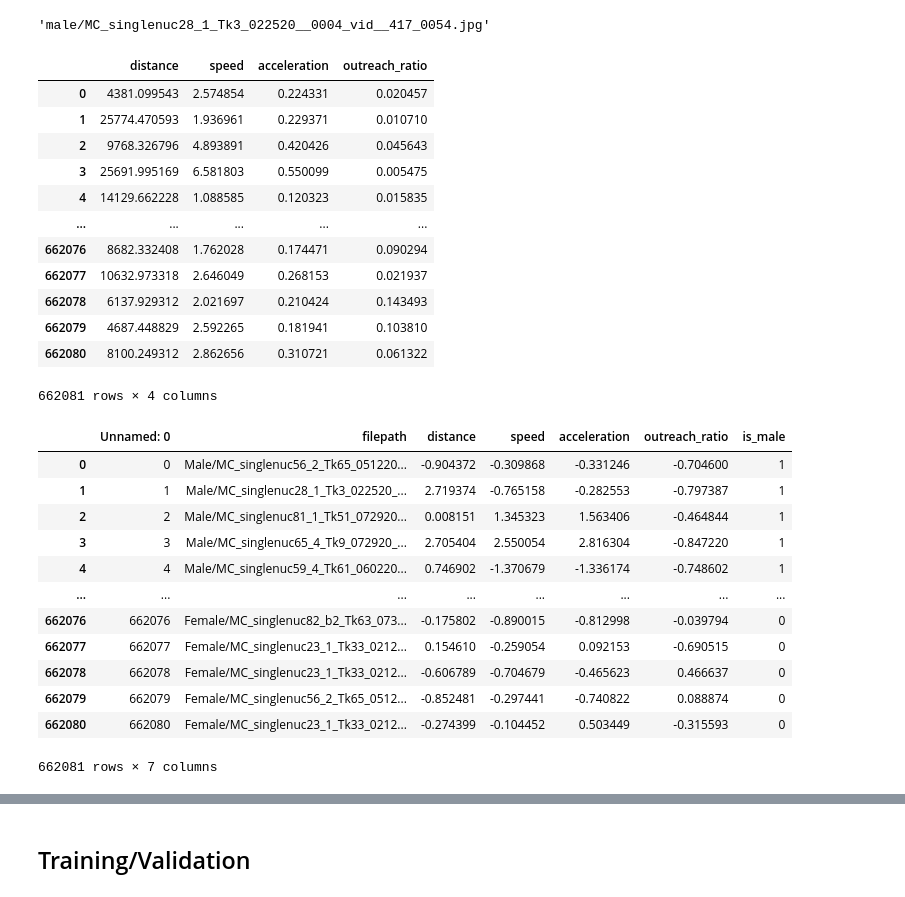
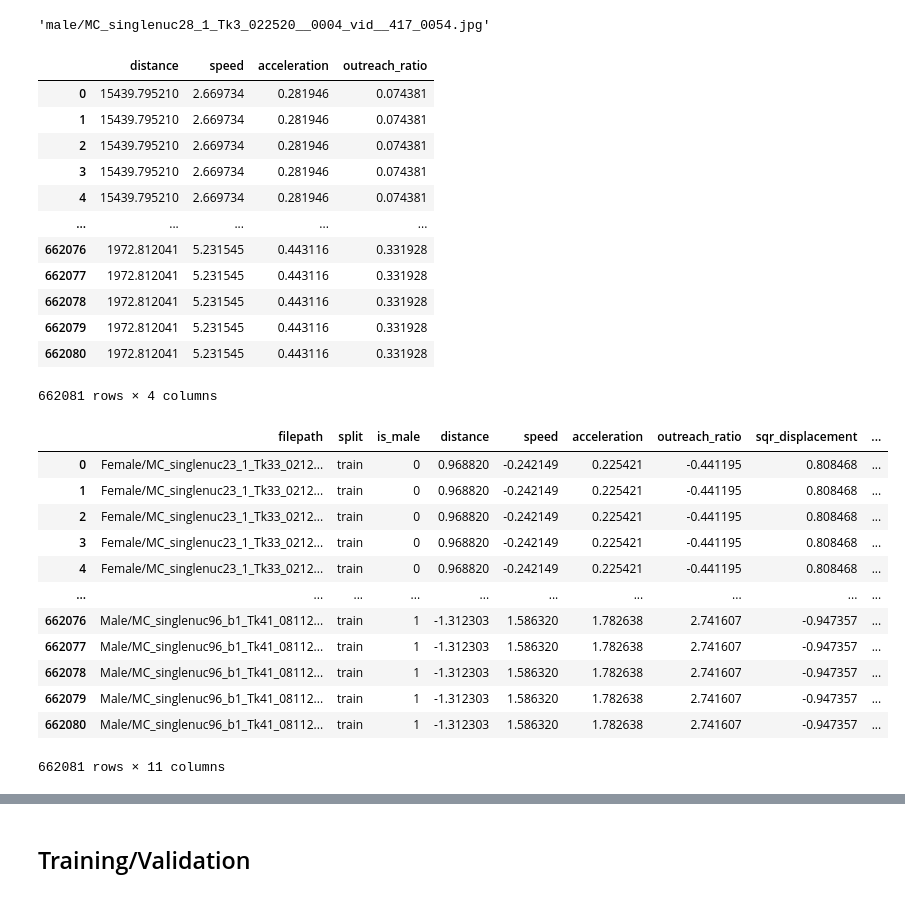
Before and after one commit to Human-Augment-Analytics/Bio-Boost, a Jupyter notebook: scripts/modeling/temporal_features_and_dt.ipynb, the cells around one changed output, grey strips where cells are left out. Cells and saved outputs as stored; diff of their text form; code cells hidden in the pictures.

Commit message:
Resplit data

```diff
--- a/scripts/modeling/temporal_features_and_dt.ipynb
+++ b/scripts/modeling/temporal_features_and_dt.ipynb
@@ -1656,9 +1658,9 @@ from torchvision.io import read_image
 
 from sklearn.preprocessing import StandardScaler
 # %%
-train_df = pd.read_csv('/home/hice1/cclark339/scratch/Data/single_nuc_1/training_set.csv')
-valid_df = pd.read_csv('/home/hice1/cclark339/scratch/Data/single_nuc_1/validation_set.csv')
-test_df = pd.read_csv('/home/hice1/cclark339/scratch/Data/single_nuc_1/testing_set.csv')
+train_df = pd.read_csv('/home/hice1/cclark339/scratch/Data/single_nuc_1/expanded_training_set.csv')
+valid_df = pd.read_csv('/home/hice1/cclark339/scratch/Data/single_nuc_1/expanded_validation_set.csv')
+test_df = pd.read_csv('/home/hice1/cclark339/scratch/Data/single_nuc_1/smaller_expanded_testing_set.csv')
 # %%
 train_df
 # %% [output]
@@ -1745,37 +1761,48 @@ test_scaler = StandardScaler()
 train_df[['distance', 'speed', 'acceleration', 'outreach_ratio']]
 # %% [output]
 |  | distance | speed | acceleration | outreach_ratio |
-| 0 | 4381.099543 | 2.574854 | 0.224331 | 0.020457 |
-| 1 | 25774.470593 | 1.936961 | 0.229371 | 0.010710 |
-| 2 | 9768.326796 | 4.893891 | 0.420426 | 0.045643 |
-| 3 | 25691.995169 | 6.581803 | 0.550099 | 0.005475 |
-| 4 | 14129.662228 | 1.088585 | 0.120323 | 0.015835 |
+| 0 | 15439.795210 | 2.669734 | 0.281946 | 0.074381 |
+| 1 | 15439.795210 | 2.669734 | 0.281946 | 0.074381 |
+| 2 | 15439.795210 | 2.669734 | 0.281946 | 0.074381 |
+| 3 | 15439.795210 | 2.669734 | 0.281946 | 0.074381 |
+| 4 | 15439.795210 | 2.669734 | 0.281946 | 0.074381 |
 | ... | ... | ... | ... | ... |
-| 662076 | 8682.332408 | 1.762028 | 0.174471 | 0.090294 |
-| 662077 | 10632.973318 | 2.646049 | 0.268153 | 0.021937 |
-| 662078 | 6137.929312 | 2.021697 | 0.210424 | 0.143493 |
-| 662079 | 4687.448829 | 2.592265 | 0.181941 | 0.103810 |
-| 662080 | 8100.249312 | 2.862656 | 0.310721 | 0.061322 |
+| 662076 | 1972.812041 | 5.231545 | 0.443116 | 0.331928 |
+| 662077 | 1972.812041 | 5.231545 | 0.443116 | 0.331928 |
+| 662078 | 1972.812041 | 5.231545 | 0.443116 | 0.331928 |
+| 662079 | 1972.812041 | 5.231545 | 0.443116 | 0.331928 |
+| 662080 | 1972.812041 | 5.231545 | 0.443116 | 0.331928 |
 662081 rows × 4 columns
 # %%
-train_features_scaled = train_scaler.fit_transform(train_df[['distance', 'speed', 'acceleration', 'outreach_ratio']])
-valid_features_scaled = valid_scaler.fit_transform(valid_df[['distance', 'speed', 'acceleration', 'outreach_ratio']])
-test_features_scaled = test_scaler.fit_transform(test_df[['distance', 'speed', 'acceleration', 'outreach_ratio']])
+expanded = True
+
+if expanded:
+    train_features_scaled = train_scaler.fit_transform(train_df[['distance', 'speed', 'acceleration', 'outreach_ratio', 'sqr_displacement', 'mean_turning_angle', 'jerk', 'rms_velocity']])
+    valid_features_scaled = valid_scaler.fit_transform(valid_df[['distance', 'speed', 'acceleration', 'outreach_ratio', 'sqr_displacement', 'mean_turning_angle', 'jerk', 'rms_velocity']])
+    test_features_scaled = test_scaler.fit_transform(test_df[['distance', 'speed', 'acceleration', 'outreach_ratio', 'sqr_displacement', 'mean_turning_angle', 'jerk', 'rms_velocity']])
+else:
+    train_features_scaled = train_scaler.fit_transform(train_df[['distance', 'speed', 'acceleration', 'outreach_ratio']])
+    valid_features_scaled = valid_scaler.fit_transform(valid_df[['distance', 'speed', 'acceleration', 'outreach_ratio']])
+    test_features_scaled = test_scaler.fit_transform(test_df[['distance', 'speed', 'acceleration', 'outreach_ratio']])
 # %%
-train_df[['distance', 'speed', 'acceleration', 'outreach_ratio']] = train_features_scaled
+if expanded:
+    train_df[['distance', 'speed', 'acceleration', 'outreach_ratio', 'sqr_displacement', 'mean_turning_angle', 'jerk', 'rms_velocity']] = train_features_scaled
+else:
+    train_df[['distance', 'speed', 'acceleration', 'outreach_ratio']] = train_features_scaled
+
 train_df
 # %% [output]
-|  | Unnamed: 0 | filepath | distance | speed | acceleration | outreach_ratio | is_male |
-| 0 | 0 | Male/MC_singlenuc56_2_Tk65_051220... | -0.904372 | -0.309868 | -0.331246 | -0.704600 | 1 |
-| 1 | 1 | Male/MC_singlenuc28_1_Tk3_022520_... | 2.719374 | -0.765158 | -0.282553 | -0.797387 | 1 |
-| 2 | 2 | Male/MC_singlenuc81_1_Tk51_072920... | 0.008151 | 1.345323 | 1.563406 | -0.464844 | 1 |
-| 3 | 3 | Male/MC_singlenuc65_4_Tk9_072920_... | 2.705404 | 2.550054 | 2.816304 | -0.847220 | 1 |
-| 4 | 4 | Male/MC_singlenuc59_4_Tk61_060220... | 0.746902 | -1.370679 | -1.336174 | -0.748602 | 1 |
-| ... | ... | ... | ... | ... | ... | ... | ... |
-| 662076 | 662076 | Female/MC_singlenuc82_b2_Tk63_073... | -0.175802 | -0.890015 | -0.812998 | -0.039794 | 0 |
-| 662077 | 662077 | Female/MC_singlenuc23_1_Tk33_0212... | 0.154610 | -0.259054 | 0.092153 | -0.690515 | 0 |
-| 662078 | 662078 | Female/MC_singlenuc23_1_Tk33_0212... | -0.606789 | -0.704679 | -0.465623 | 0.466637 | 0 |
-| 662079 | 662079 | Female/MC_singlenuc56_2_Tk65_0512... | -0.852481 | -0.297441 | -0.740822 | 0.088874 | 0 |
-| 662080 | 662080 | Female/MC_singlenuc23_1_Tk33_0212... | -0.274399 | -0.104452 | 0.503449 | -0.315593 | 0 |
+|  | filepath | split | is_male | distance | speed | acceleration | outreach_ratio | sqr_displacement | ... |
+| 0 | Female/MC_singlenuc23_1_Tk33_0212... | train | 0 | 0.968820 | -0.242149 | 0.225421 | -0.441195 | 0.808468 | ... |
+| 1 | Female/MC_singlenuc23_1_Tk33_0212... | train | 0 | 0.968820 | -0.242149 | 0.225421 | -0.441195 | 0.808468 | ... |
+| 2 | Female/MC_singlenuc23_1_Tk33_0212... | train | 0 | 0.968820 | -0.242149 | 0.225421 | -0.441195 | 0.808468 | ... |
+| 3 | Female/MC_singlenuc23_1_Tk33_0212... | train | 0 | 0.968820 | -0.242149 | 0.225421 | -0.441195 | 0.808468 | ... |
+| 4 | Female/MC_singlenuc23_1_Tk33_0212... | train | 0 | 0.968820 | -0.242149 | 0.225421 | -0.441195 | 0.808468 | ... |
+| ... | ... | ... | ... | ... | ... | ... | ... | ... | ... |
+| 662076 | Male/MC_singlenuc96_b1_Tk41_08112... | train | 1 | -1.312303 | 1.586320 | 1.782638 | 2.741607 | -0.947357 | ... |
+| 662077 | Male/MC_singlenuc96_b1_Tk41_08112... | train | 1 | -1.312303 | 1.586320 | 1.782638 | 2.741607 | -0.947357 | ... |
+| 662078 | Male/MC_singlenuc96_b1_Tk41_08112... | train | 1 | -1.312303 | 1.586320 | 1.782638 | 2.741607 | -0.947357 | ... |
+| 662079 | Male/MC_singlenuc96_b1_Tk41_08112... | train | 1 | -1.312303 | 1.586320 | 1.782638 | 2.741607 | -0.947357 | ... |
+| 662080 | Male/MC_singlenuc96_b1_Tk41_08112... | train | 1 | -1.312303 | 1.586320 | 1.782638 | 2.741607 | -0.947357 | ... |
-662081 rows × 7 columns
+662081 rows × 11 columns
 # %%
```
Also changed, not shown: parts of 15 cells of this notebook, 1 other file.
